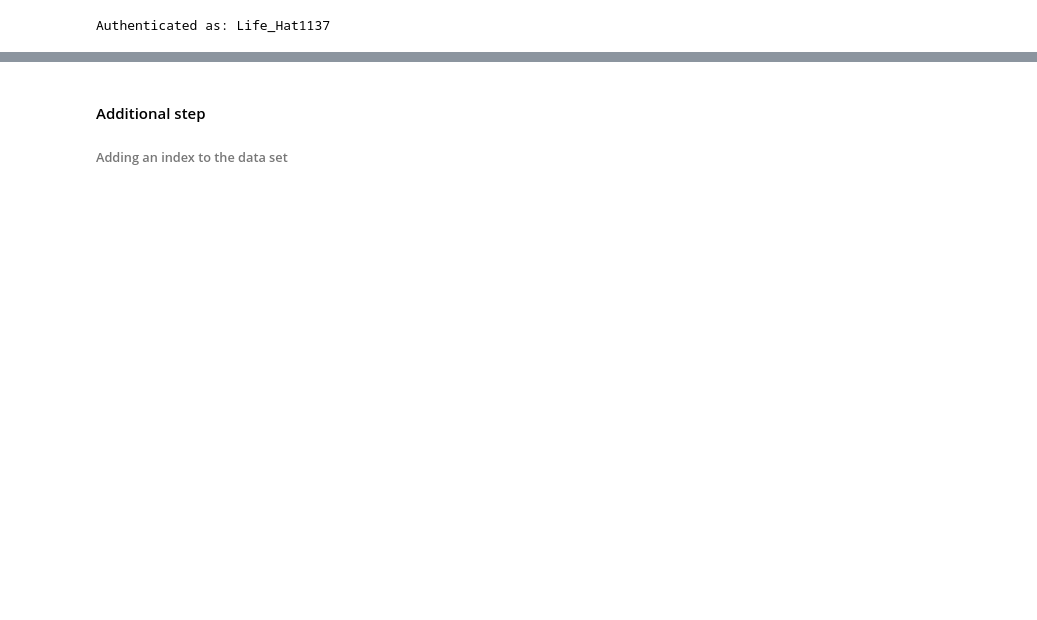
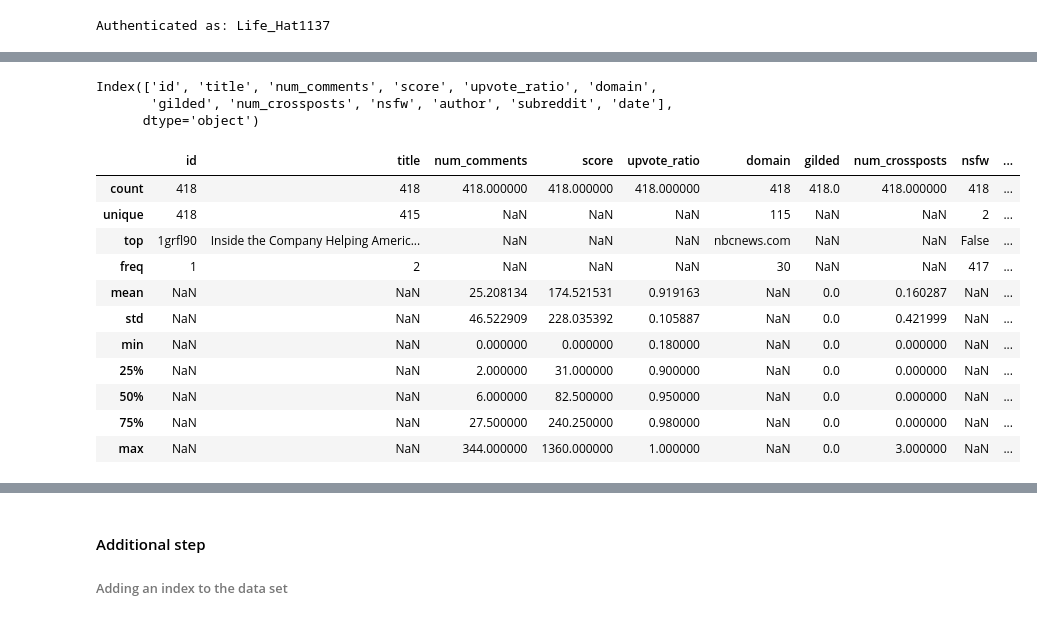
Before and after one commit to Olayemi-cloud/jh24993_EMATM0048---Python-Project, a Jupyter notebook: jh24993_EMATM0048_Q2.ipynb, the cells around one changed output, grey strips where cells are left out. Drawn from its saved outputs; the diff is of its cells as text; code cells hidden in the pictures; blank space fills up the shorter version.

```diff
--- a/jh24993_EMATM0048_Q2.ipynb
+++ b/jh24993_EMATM0048_Q2.ipynb
@@ -88,0 +91,21 @@ Number of columns: 12
+# %%
+health_reddit.columns
+# %% [output]
+Index(['id', 'title', 'num_comments', 'score', 'upvote_ratio', 'domain',
+       'gilded', 'num_crossposts', 'nsfw', 'author', 'subreddit', 'date'],
+      dtype='object')
+# %%
+health_reddit.describe(include= 'all')
+# %% [output]
+|  | id | title | num_comments | score | upvote_ratio | domain | gilded | num_crossposts | nsfw | ... |
+| count | 418 | 418 | 418.000000 | 418.000000 | 418.000000 | 418 | 418.0 | 418.000000 | 418 | ... |
+| unique | 418 | 415 | NaN | NaN | NaN | 115 | NaN | NaN | 2 | ... |
+| top | 1grfl90 | Inside the Company Helping Americ... | NaN | NaN | NaN | nbcnews.com | NaN | NaN | False | ... |
+| freq | 1 | 2 | NaN | NaN | NaN | 30 | NaN | NaN | 417 | ... |
+| mean | NaN | NaN | 25.208134 | 174.521531 | 0.919163 | NaN | 0.0 | 0.160287 | NaN | ... |
+| std | NaN | NaN | 46.522909 | 228.035392 | 0.105887 | NaN | 0.0 | 0.421999 | NaN | ... |
+| min | NaN | NaN | 0.000000 | 0.000000 | 0.180000 | NaN | 0.0 | 0.000000 | NaN | ... |
+| 25% | NaN | NaN | 2.000000 | 31.000000 | 0.900000 | NaN | 0.0 | 0.000000 | NaN | ... |
+| 50% | NaN | NaN | 6.000000 | 82.500000 | 0.950000 | NaN | 0.0 | 0.000000 | NaN | ... |
+| 75% | NaN | NaN | 27.500000 | 240.250000 | 0.980000 | NaN | 0.0 | 0.000000 | NaN | ... |
+| max | NaN | NaN | 344.000000 | 1360.000000 | 1.000000 | NaN | 0.0 | 3.000000 | NaN | ... |
```
Also changed, not shown: parts of 13 cells of this notebook.
